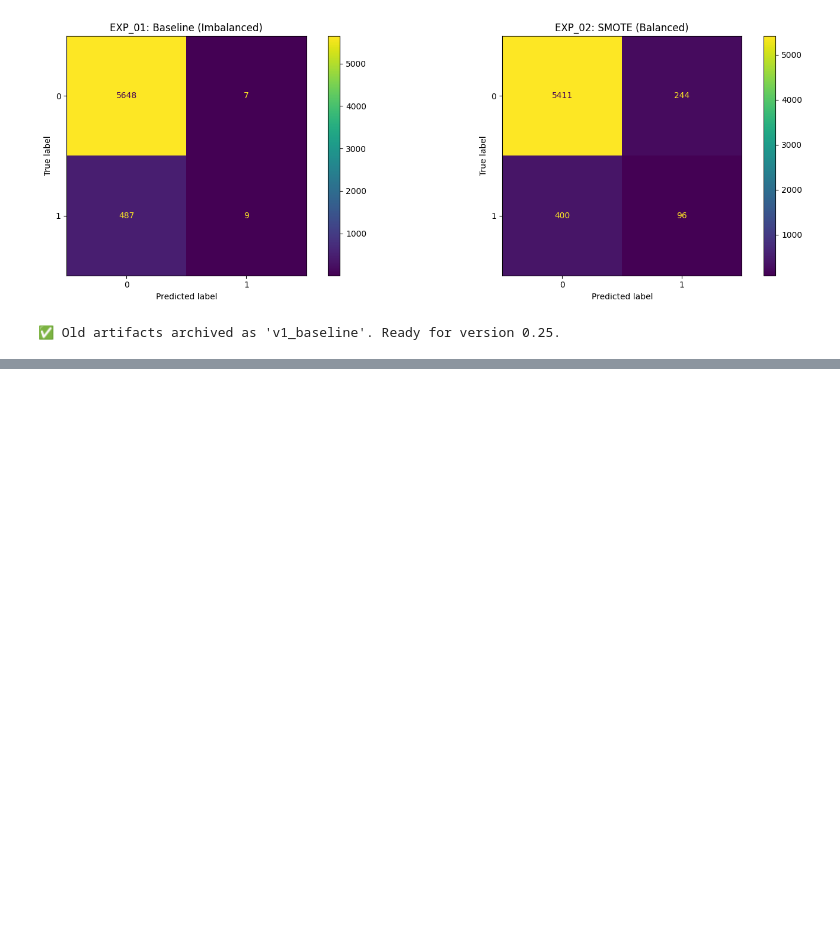
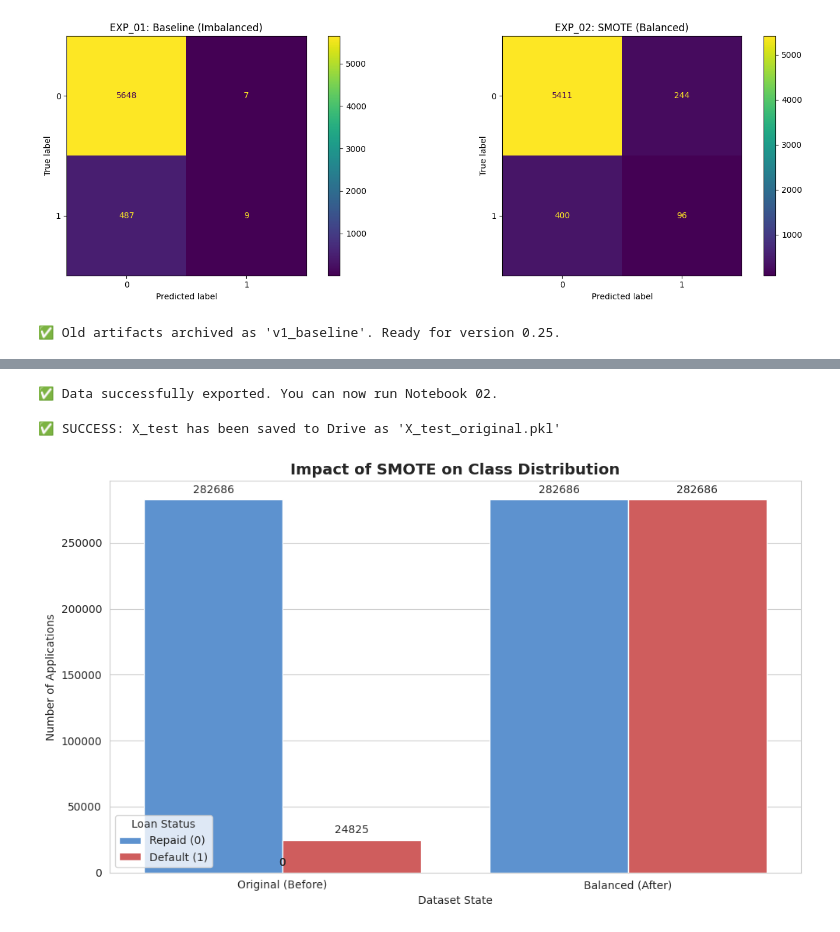
Before and after one commit to hemajuluri/Ethical-and-fairness, a Jupyter notebook: 01_Modelling.ipynb, the cells around one changed output, grey strips where cells are left out. Drawn from its saved outputs; the diff is of its cells as text; code cells hidden in the pictures; blank space fills up the shorter version.

```diff
--- a/01_Modelling.ipynb
+++ b/01_Modelling.ipynb
@@ -275,0 +333,62 @@ print("✅ V2 Artifacts saved. You can now run your Confusion Matrix cell again
+# %%
+
+# 1. Define the shared artifacts folder
+artifacts_path = '/content/drive/MyDrive/Thesis/src/artifacts/'
+os.makedirs(artifacts_path, exist_ok=True)
+
+# 2. Export the variables that Notebook 02 is waiting for
+# We save X_test as 'X_test_original' because it contains the raw feature names
+joblib.dump(X_test, os.path.join(artifacts_path, 'X_test_original.pkl'))
+joblib.dump(y_test, os.path.join(artifacts_path, 'y_test.pkl'))
+
+print("✅ Data successfully exported. You can now run Notebook 02.")
+# %% [output]
+✅ Data successfully exported. You can now run Notebook 02.
+# %%
+import joblib
+import os
+
+# 1. Define the destination
+artifacts_path = '/content/drive/MyDrive/Thesis/src/artifacts/'
+
+# 2. Export X_test so it becomes a permanent file in your Drive
+# We use the name 'X_test_original.pkl' to signify this is the raw, unscaled data
+joblib.dump(X_test, os.path.join(artifacts_path, 'X_test_original.pkl'))
+
+print("✅ SUCCESS: X_test has been saved to Drive as 'X_test_original.pkl'")
+# %% [output]
+✅ SUCCESS: X_test has been saved to Drive as 'X_test_original.pkl'
+# %%
+import matplotlib.pyplot as plt
+import seaborn as sns
+import pandas as pd
+
+# Mock data based on Home Credit proportions
+data = {
+    'Status': ['Original (Before)', 'Original (Before)', 'Balanced (After)', 'Balanced (After)'],
+    'Class': ['Repaid (0)', 'Default (1)', 'Repaid (0)', 'Default (1)'],
+    'Count': [282686, 24825, 282686, 282686] # Standard proportions
+}
+df_plot = pd.DataFrame(data)
+
+plt.figure(figsize=(10, 6))
+sns.set_style("whitegrid")
+ax = sns.barplot(x='Status', y='Count', hue='Class', data=df_plot, palette=['#4A90E2', '#E24A4A'])
+
+plt.title('Impact of SMOTE on Class Distribution', fontsize=14, fontweight='bold')
+plt.ylabel('Number of Applications')
+plt.xlabel('Dataset State')
+plt.legend(title='Loan Status')
+
+# Adding count labels on top of bars
+for p in ax.patches:
+    ax.annotate(format(p.get_height(), '.0f'),
+                (p.get_x() + p.get_width() / 2., p.get_height()),
+                ha = 'center', va = 'center',
+                xytext = (0, 9),
+                textcoords = 'offset points')
+
+plt.tight_layout()
+plt.show()
+# %% [output]
+[figure, added]
```
Also changed, not shown: parts of 10 cells of this notebook.
